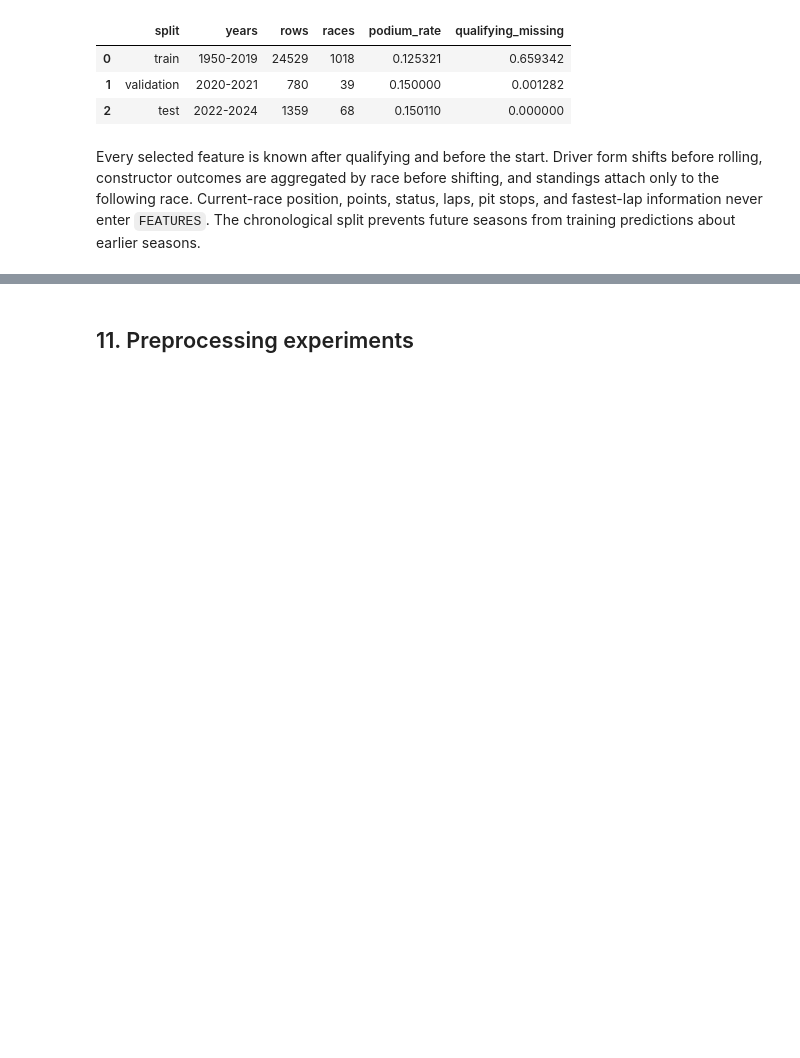
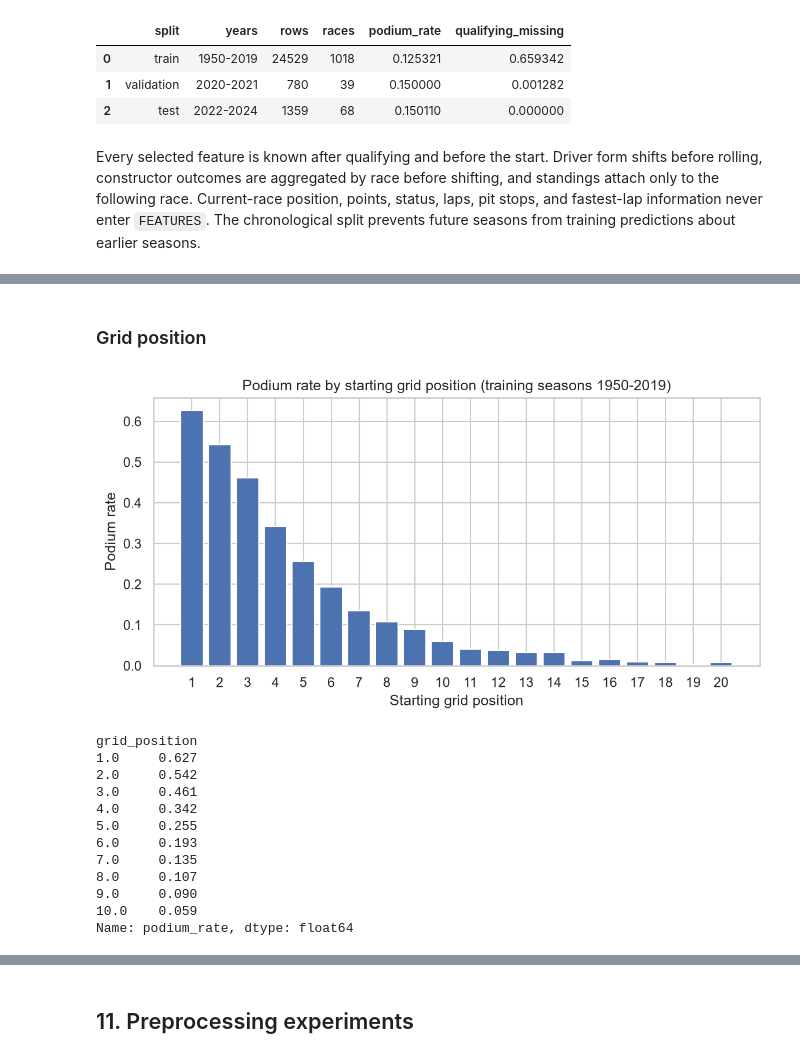
Before and after one commit to aliyousefex/ACL-9th-Paladin, a Jupyter notebook: notebooks/milestone_1_f1_podium_prediction.ipynb, the cells around one changed output, grey strips where cells are left out. Drawn from its saved outputs; the diff is of its cells as text; code cells hidden in the pictures; blank space fills up the shorter version.

```diff
--- a/notebooks/milestone_1_f1_podium_prediction.ipynb
+++ b/notebooks/milestone_1_f1_podium_prediction.ipynb
@@ -836,0 +843,3 @@ Every selected feature is known after qualifying and before the start. Driver fo
+# %%
+mt = results["modeling_table"]
+tables = results["tables"]
@@ -836,0 +1058,32 @@ Every selected feature is known after qualifying and before the start. Driver fo
+# %% [markdown]
+### Grid position
+# %%
+train = mt[mt["year"] <= 2019]
+
+by_grid = train[train["grid_position"] <= 20].groupby("grid_position")["podium"].mean()
+
+fig, ax = plt.subplots(figsize=(9, 4))
+ax.bar(by_grid.index, by_grid.values)
+ax.set_xticks(range(1, 21))
+ax.set_xlabel("Starting grid position")
+ax.set_ylabel("Podium rate")
+ax.set_title("Podium rate by starting grid position (training seasons 1950-2019)")
+fig.savefig(OUT / "figures" / "feature_grid_effect.png", dpi=150, bbox_inches="tight")
+plt.close(fig)
+
+display(Image(filename=str(OUT / "figures" / "feature_grid_effect.png")))
+display(by_grid.head(10).round(3).rename("podium_rate"))
+# %% [output]
+[figure, added]
+grid_position
+1.0     0.627
+2.0     0.542
+3.0     0.461
+4.0     0.342
+5.0     0.255
+6.0     0.193
+7.0     0.135
+8.0     0.107
+9.0     0.090
+10.0    0.059
+Name: podium_rate, dtype: float64
```
Also changed, not shown: parts of 28 cells of this notebook.
